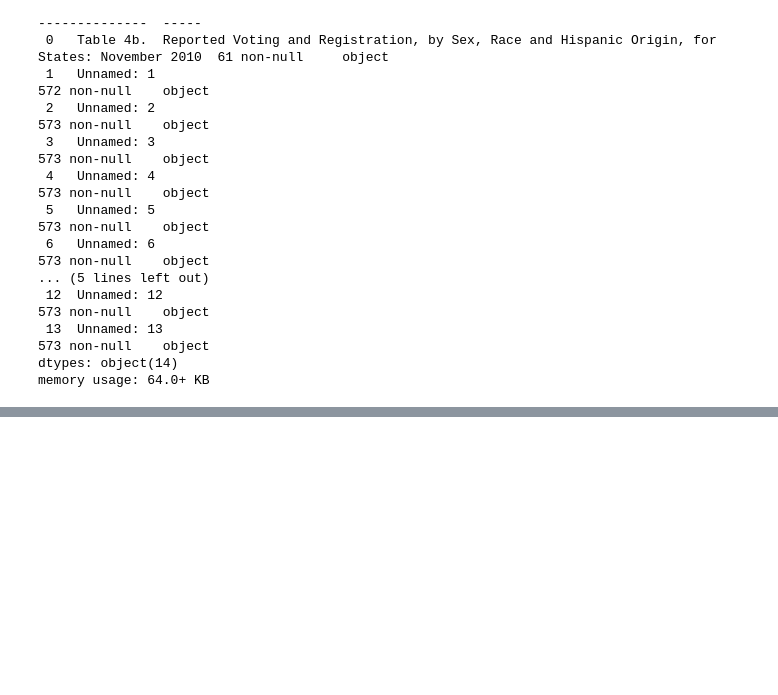
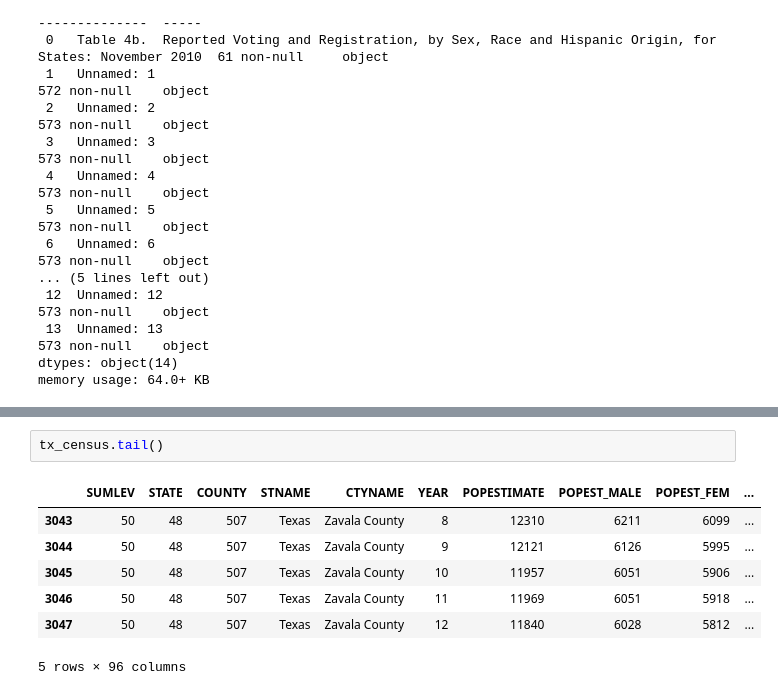
Before and after one commit to tipearso/Voting, a Jupyter notebook: Capstone/notebooks/Tim_capstone.ipynb, the cells around one changed output, grey strips where cells are left out. Cells and saved outputs as stored; diff of their text form; blank space fills up the shorter version.

```diff
--- a/Capstone/notebooks/Tim_capstone.ipynb
+++ b/Capstone/notebooks/Tim_capstone.ipynb
@@ -231,0 +268,10 @@ rss_2010.tail()
+# %%
+tx_census.tail()
+# %% [output]
+|  | SUMLEV | STATE | COUNTY | STNAME | CTYNAME | YEAR | POPESTIMATE | POPEST_MALE | POPEST_FEM | ... |
+| 3043 | 50 | 48 | 507 | Texas | Zavala County | 8 | 12310 | 6211 | 6099 | ... |
+| 3044 | 50 | 48 | 507 | Texas | Zavala County | 9 | 12121 | 6126 | 5995 | ... |
+| 3045 | 50 | 48 | 507 | Texas | Zavala County | 10 | 11957 | 6051 | 5906 | ... |
+| 3046 | 50 | 48 | 507 | Texas | Zavala County | 11 | 11969 | 6051 | 5918 | ... |
+| 3047 | 50 | 48 | 507 | Texas | Zavala County | 12 | 11840 | 6028 | 5812 | ... |
+5 rows × 96 columns
```
Also changed, not shown: parts of 6 cells of this notebook.
